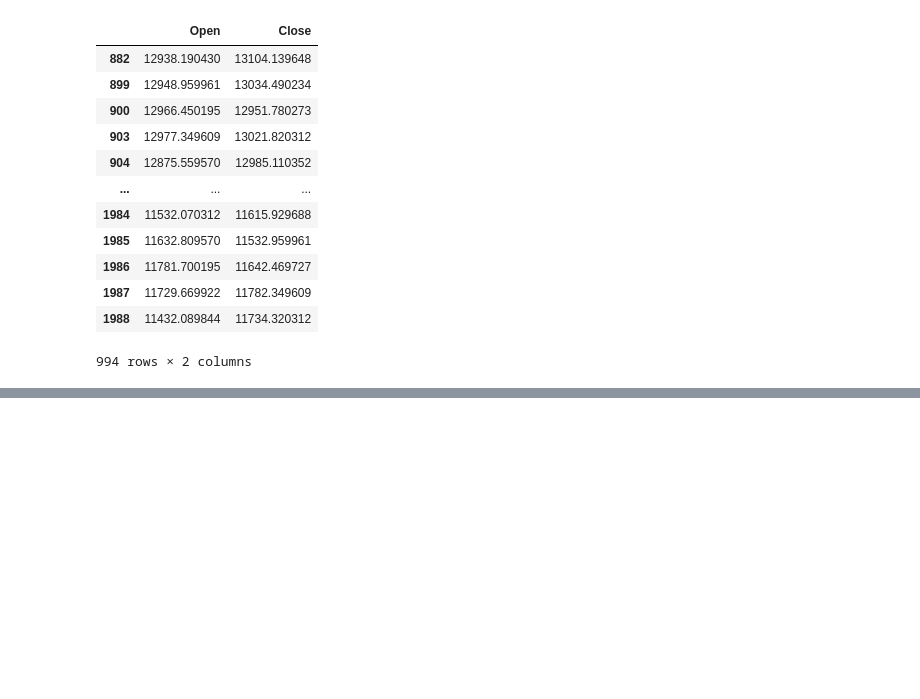
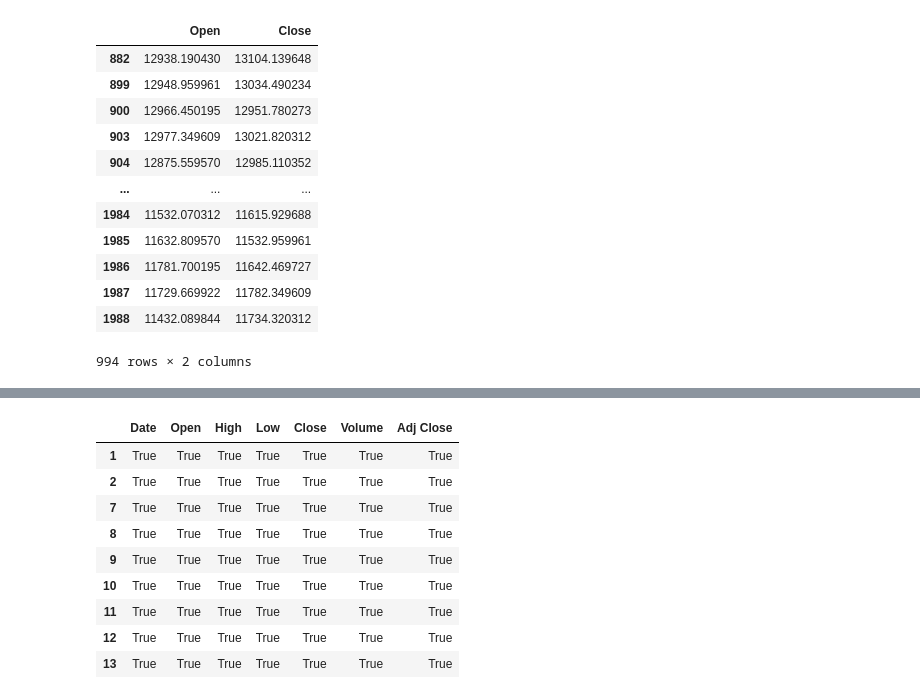
Before and after one commit to Naitikpareek123/Naitikpareek123, a Jupyter notebook: python/project3/practics.ipynb, the cells around one changed output, grey strips where cells are left out. Saved outputs shown, nothing was run; the diff lists cells and outputs as text; code cells hidden in the pictures; blank space fills up the shorter version.

```diff
--- a/python/project3/practics.ipynb
+++ b/python/project3/practics.ipynb
@@ -434,0 +475,14 @@ data.loc[data.Open<data.Open.median(),['Open','Close']]
+# %%
+data1.fillna(1345,inplace=True)  # It use in fill arguments
+data1[1:10]
+# %% [output]
+|  | Date | Open | High | Low | Close | Volume | Adj Close |
+| 1 | True | True | True | True | True | True | True |
+| 2 | True | True | True | True | True | True | True |
+| 7 | True | True | True | True | True | True | True |
+| 8 | True | True | True | True | True | True | True |
+| 9 | True | True | True | True | True | True | True |
+| 10 | True | True | True | True | True | True | True |
+| 11 | True | True | True | True | True | True | True |
+| 12 | True | True | True | True | True | True | True |
+| 13 | True | True | True | True | True | True | True |
```
Also changed, not shown: parts of 5 cells of this notebook.
